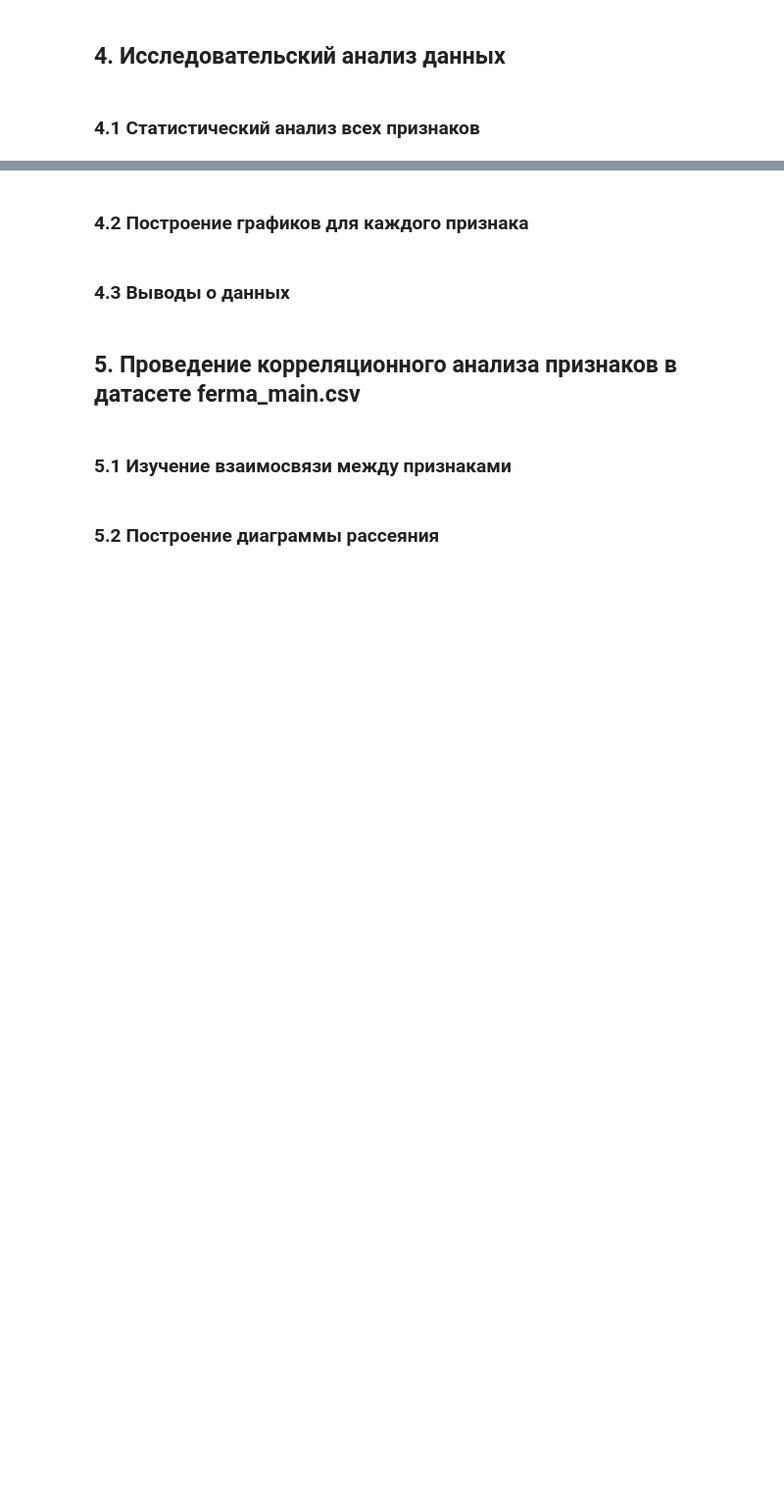
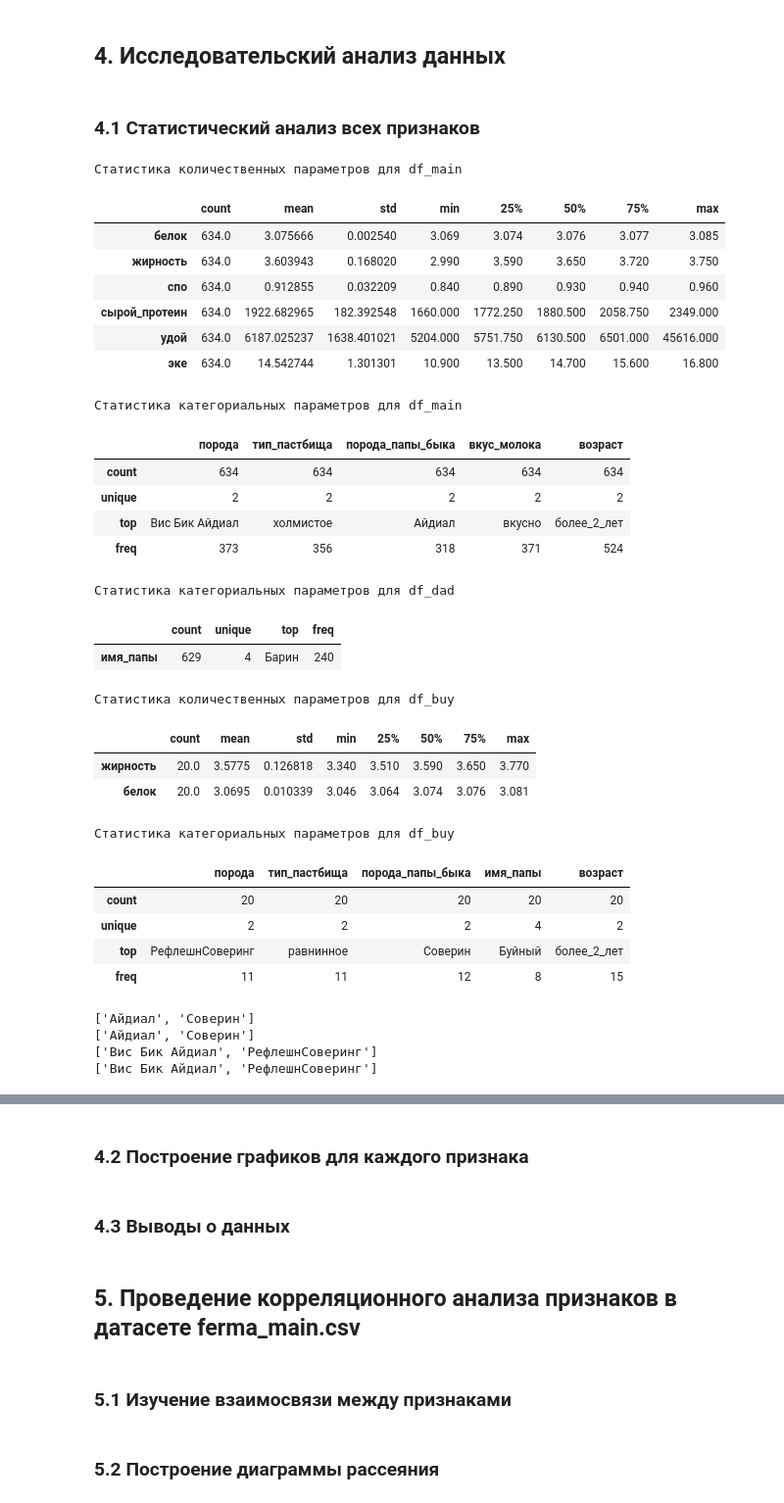
Before and after one commit to theotheo46/ds, a Jupyter notebook: linmodels.ipynb, the cells around one changed output, grey strips where cells are left out. Shown at 98% size. Cells and saved outputs as stored; diff of their text form; code cells hidden in the pictures; blank space fills up the shorter version.

```diff
--- a/linmodels.ipynb
+++ b/linmodels.ipynb
@@ -47,3 +198,54 @@ RANDOM_STATE = 42
 ## 4. Исследовательский анализ данных
 # %% [markdown]
 ### 4.1 Cтатистический анализ всех признаков
+# %%
+print('Статистика количественных параметров для df_main')
+display(df_main[df_main.columns.difference(['id'])].describe().T)
+cols = [c for c in df_main.columns if df_main[c].dtype.name  in ['string', 'category']]
+print('Статистика категориальных параметров для df_main')
+display(df_main[cols].describe())
+print('Статистика категориальных параметров для df_dad')
+display(df_dad[df_dad.columns.difference(['id'])].describe().T)
+print('Статистика количественных параметров для df_buy')
+display(df_buy.describe().T)
+cols = [c for c in df_buy.columns if df_buy[c].dtype.name  in ['string', 'category']]
+print('Статистика категориальных параметров для df_buy')
+display(df_buy[cols].describe())
+
+print(list(df_main['порода_папы_быка'].unique()))
+print(list(df_buy['порода_папы_быка'].unique()))
+
+print(list(df_main['порода'].unique()))
+print(list(df_buy['порода'].unique()))
+# %% [output]
+Статистика количественных параметров для df_main
+|  | count | mean | std | min | 25% | 50% | 75% | max |
+| белок | 634.0 | 3.075666 | 0.002540 | 3.069 | 3.074 | 3.076 | 3.077 | 3.085 |
+| жирность | 634.0 | 3.603943 | 0.168020 | 2.990 | 3.590 | 3.650 | 3.720 | 3.750 |
+| спо | 634.0 | 0.912855 | 0.032209 | 0.840 | 0.890 | 0.930 | 0.940 | 0.960 |
+| сырой_протеин | 634.0 | 1922.682965 | 182.392548 | 1660.000 | 1772.250 | 1880.500 | 2058.750 | 2349.000 |
+| удой | 634.0 | 6187.025237 | 1638.401021 | 5204.000 | 5751.750 | 6130.500 | 6501.000 | 45616.000 |
+| эке | 634.0 | 14.542744 | 1.301301 | 10.900 | 13.500 | 14.700 | 15.600 | 16.800 |
+Статистика категориальных параметров для df_main
+|  | порода | тип_пастбища | порода_папы_быка | вкус_молока | возраст |
+| count | 634 | 634 | 634 | 634 | 634 |
+| unique | 2 | 2 | 2 | 2 | 2 |
+| top | Вис Бик Айдиал | холмистое | Айдиал | вкусно | более_2_лет |
+| freq | 373 | 356 | 318 | 371 | 524 |
+Статистика категориальных параметров для df_dad
+|  | count | unique | top | freq |
+| имя_папы | 629 | 4 | Барин | 240 |
+Статистика количественных параметров для df_buy
+|  | count | mean | std | min | 25% | 50% | 75% | max |
+| жирность | 20.0 | 3.5775 | 0.126818 | 3.340 | 3.510 | 3.590 | 3.650 | 3.770 |
+| белок | 20.0 | 3.0695 | 0.010339 | 3.046 | 3.064 | 3.074 | 3.076 | 3.081 |
+Статистика категориальных параметров для df_buy
+|  | порода | тип_пастбища | порода_папы_быка | имя_папы | возраст |
+| count | 20 | 20 | 20 | 20 | 20 |
+| unique | 2 | 2 | 2 | 4 | 2 |
+| top | РефлешнСоверинг | равнинное | Соверин | Буйный | более_2_лет |
+| freq | 11 | 11 | 12 | 8 | 15 |
+['Айдиал', 'Соверин']
+['Айдиал', 'Соверин']
+['Вис Бик Айдиал', 'РефлешнСоверинг']
+['Вис Бик Айдиал', 'РефлешнСоверинг']
```
Also changed, not shown: parts of 7 cells of this notebook.
